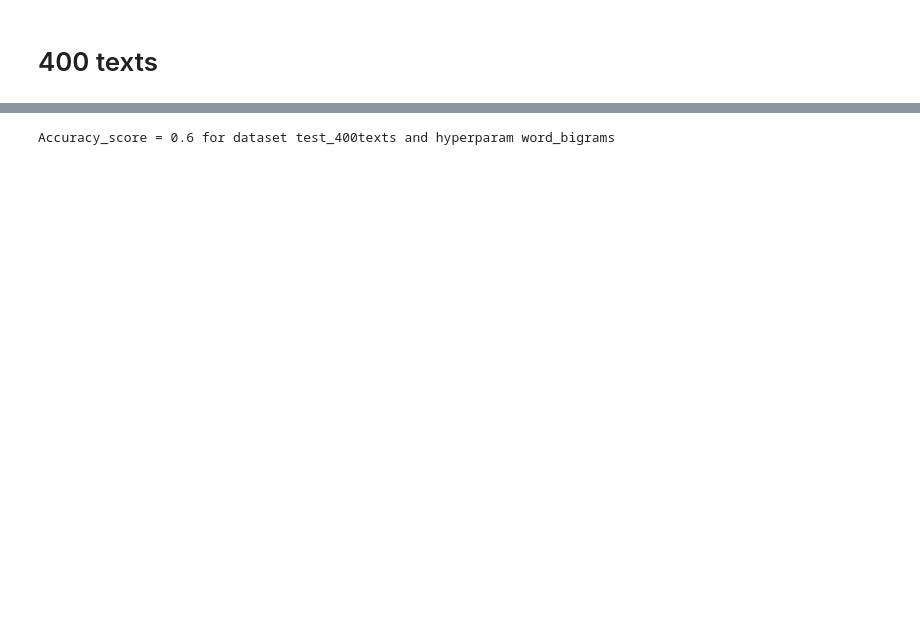
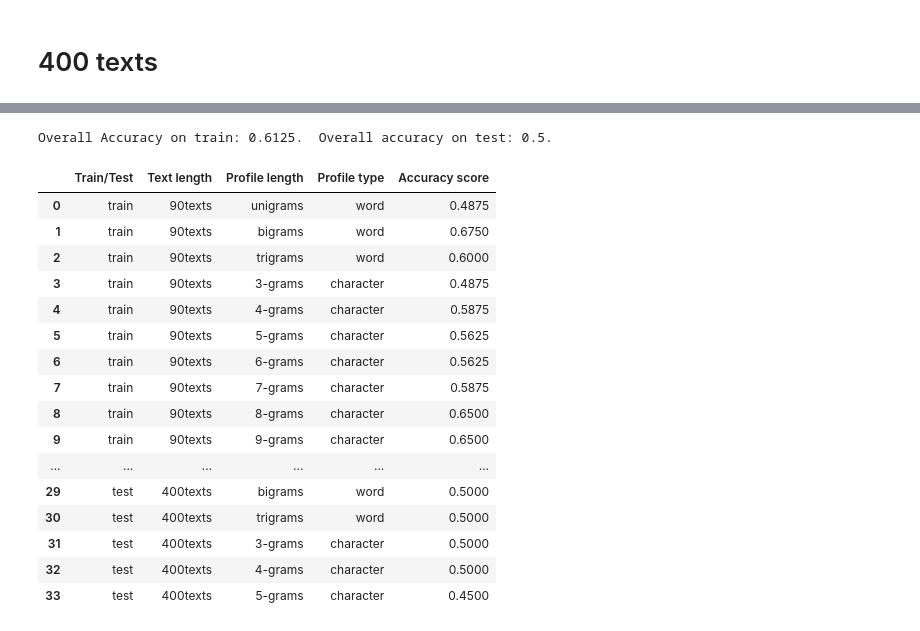
Before and after one commit to ovbystrova/Interferance, a Jupyter notebook: LB_Testing.ipynb, the cells around one changed output, grey strips where cells are left out. Cells and saved outputs as stored; diff of their text form; code cells hidden in the pictures; blank space fills up the shorter version.

Commit message:
Language Background testing done [i hope]

```diff
--- a/LB_Testing.ipynb
+++ b/LB_Testing.ipynb
@@ -109,6 +126,36 @@ def run_model(df_train, df_test,  train_name, test_name, hyperparam, d=d):
     print()
     print('Train accuracy: {}'.format(acc_training))
     print('Test accuracy: {}'.format(acc_testing))
+# %%
+def back_up(d, labels_train, confs_train, labels_test, confs_test, accs_train, accs_test):
+    for el, name in [(d, 'full_d'), (accs_train, 'scores_train'), (accs_test, 'scores_test'),
+                     (labels_train, 'labels_train'), (labels_test, 'labels_test'),
+                     (confs_train, 'confs_train'), (confs_test, 'confs_test')]:
+        with open(name, 'wb') as f:
+            pickle.dump(el, f)
+    return 'Success'
+
+def load_back_up(full_d, labels_train, confs_train, labels_test, confs_test, scores_train, scores_test):
+    with open (full_d, 'rb') as fp:
+        d = pickle.load(fp)
+    with open (labels_train, 'rb') as fp:
+        labels_train = pickle.load(fp)
+    with open (confs_train, 'rb') as fp:
+        confidences_train = pickle.load(fp)
+    with open (labels_test, 'rb') as fp:
+        labels_test = pickle.load(fp)
+    with open (confs_test, 'rb') as fp:
+        confidences_test = pickle.load(fp)
+    with open (scores_train, 'rb') as fp:
+        accs_train = pickle.load(fp)
+    with open (scores_test, 'rb') as fp:
+        accs_test = pickle.load(fp)
+    return d, labels_train, confidences_train, labels_test, confidences_test, accs_train, accs_test
+# %%
+try:
+    d, labels_train, confidences_train, labels_test, confidences_test, accs_train, accs_test = load_back_up('full_d', 'labels_train', 'confs_train', 'labels_test', 'confs_test', 'scores_train', 'scores_test')
+except Exception as e:
+    print(e)
 # %% [markdown]
 # 90 texts
 # %%
@@ -292,6 +287,40 @@ Accuracy_score = 0.7 for dataset test_90texts and hyperparam word_bigrams
-# %%
-# word_bigrams
-# run_model(train_400texts, 'train_400texts', 'word_bigrams')
-run_model(test_400texts, 'test_400texts', 'word_bigrams')
-# %% [output]
-Accuracy_score = 0.6 for dataset test_400texts and hyperparam word_bigrams
+# %%
+fake = EnsambleClassifier([], [], [], ['HL', 'FL'])
+y_train = train_90texts['language_background']
+y_test = test_90texts['language_background']
+major_train = EnsambleClassifier.majority_vote(labels_train)
+major_test = EnsambleClassifier.majority_vote(labels_test)
+
+print('Overall Accuracy on train: {}.  Overall accuracy on test: {}.'.format(accuracy_score(y_train, major_train), accuracy_score(y_test, major_test)))
+# %% [output]
+Overall Accuracy on train: 0.6125.  Overall accuracy on test: 0.5.
+# %%
+results = pd.DataFrame(columns=['Train/Test', 'Text length', 'Profile length', 'Profile type', 'Accuracy score'])
+results['Train/Test'] = ['train' for el in accs_train] + ['test' for el in accs_test]
+results['Text length'] = [key.split('_')[1] for key in accs_train.keys()] + [key.split('_')[1] for key in accs_test.keys()]
+results['Profile length'] = [key[-8:] for key in accs_train.keys()] + [key[-8:] for key in accs_test.keys()]
+results['Profile type'] = ['word' if 'word' in key else 'character' for key in accs_train.keys()] + ['word' if 'word' in key else 'character' for key in accs_test.keys()]
+results['Accuracy score'] = [value for key, value in accs_train.items()] + [value for key, value in accs_test.items()]
+
+results['Profile length'] = results['Profile length'].apply(lambda x: x[1:] if x.startswith('_') else x)
+
+pd.set_option('display.max_rows', 100)
+results
+# %% [output]
+|  | Train/Test | Text length | Profile length | Profile type | Accuracy score |
+| 0 | train | 90texts | unigrams | word | 0.4875 |
+| 1 | train | 90texts | bigrams | word | 0.6750 |
+| 2 | train | 90texts | trigrams | word | 0.6000 |
+| 3 | train | 90texts | 3-grams | character | 0.4875 |
+| 4 | train | 90texts | 4-grams | character | 0.5875 |
+| 5 | train | 90texts | 5-grams | character | 0.5625 |
+| 6 | train | 90texts | 6-grams | character | 0.5625 |
+| 7 | train | 90texts | 7-grams | character | 0.5875 |
+| 8 | train | 90texts | 8-grams | character | 0.6500 |
+| 9 | train | 90texts | 9-grams | character | 0.6500 |
+| ... | ... | ... | ... | ... | ... |
+| 29 | test | 400texts | bigrams | word | 0.5000 |
+| 30 | test | 400texts | trigrams | word | 0.5000 |
+| 31 | test | 400texts | 3-grams | character | 0.5000 |
+| 32 | test | 400texts | 4-grams | character | 0.5000 |
+| 33 | test | 400texts | 5-grams | character | 0.4500 |
```
Also changed, not shown: parts of 35 cells of this notebook.
